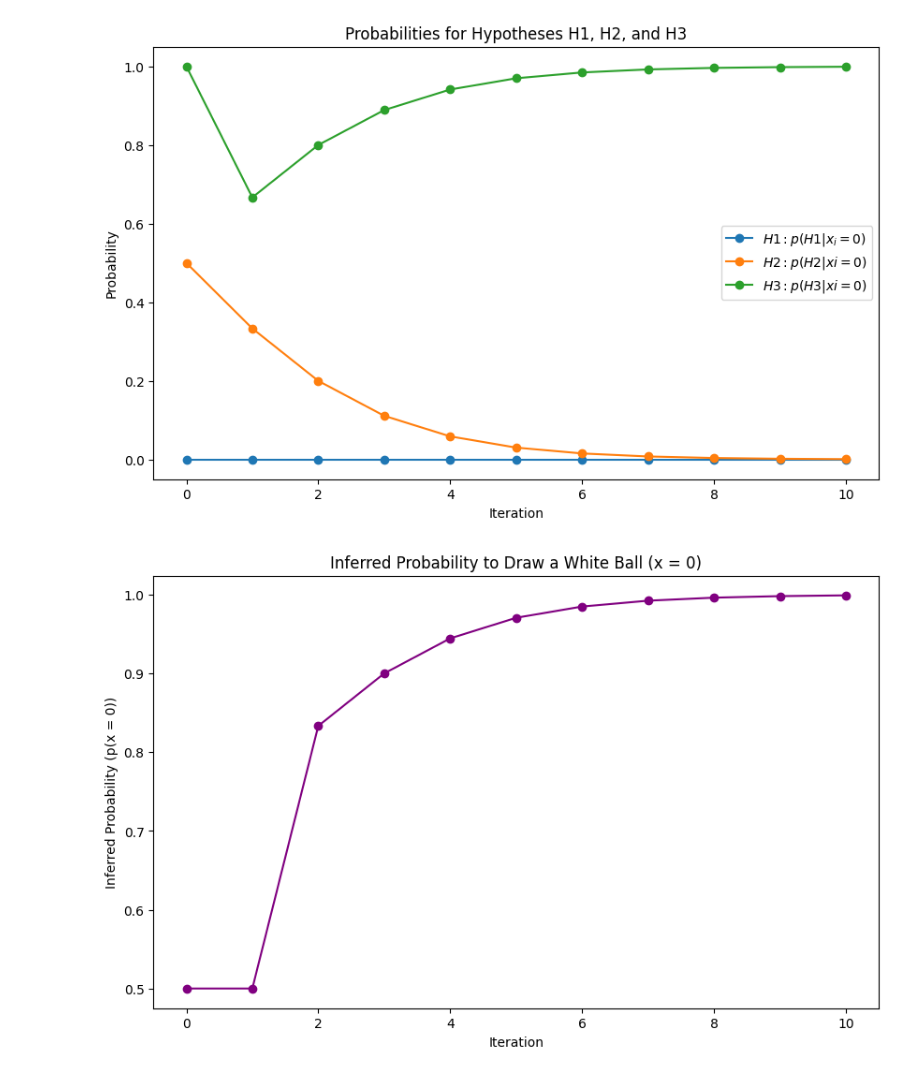
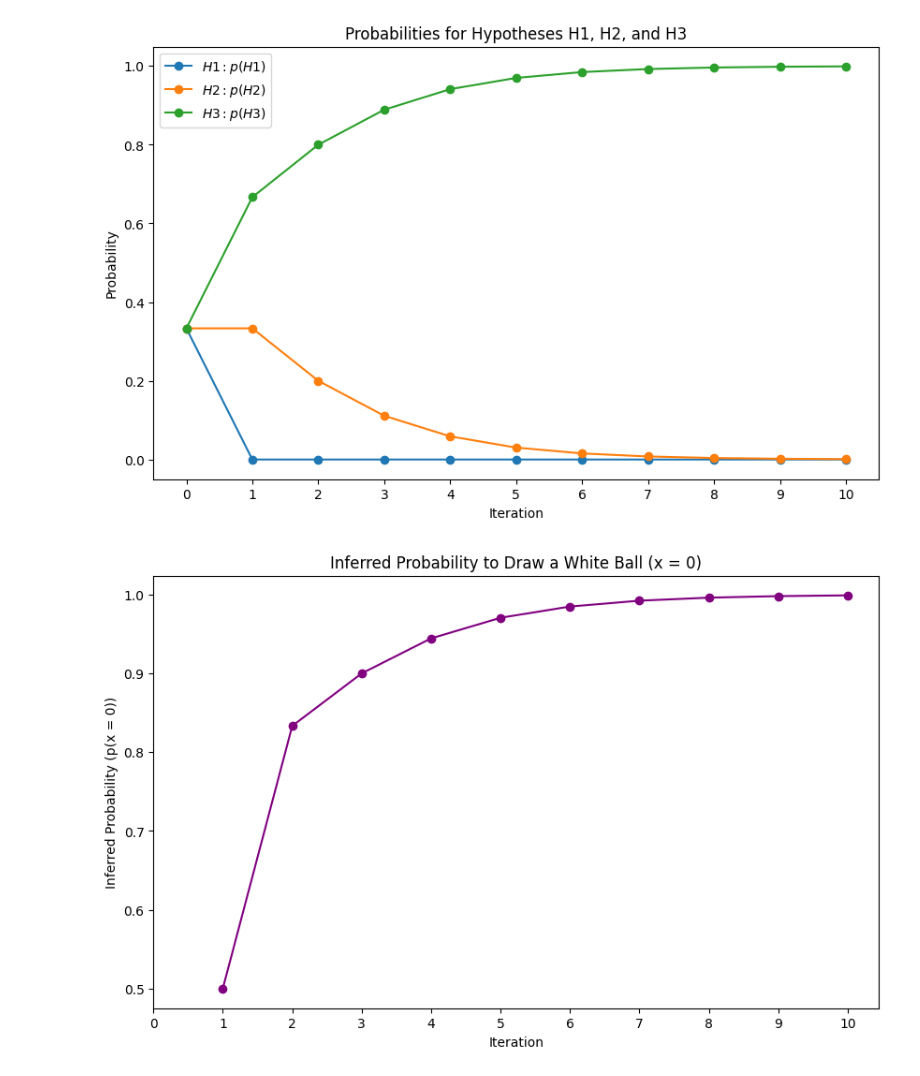
Before and after one commit to wanaler/BD_ML_AI, a Jupyter notebook: code/exersice8.ipynb, the cells around one changed output. Saved outputs shown, nothing was run; the diff lists cells and outputs as text; code cells hidden in the pictures.

```diff
--- a/code/exersice8.ipynb
+++ b/code/exersice8.ipynb
@@ -13,10 +13,10 @@ prior_probs = [1/3, 1/3, 1/3]
 num_iterations = 10
 
 # Initialize empty lists to store probabilities for each hypothesis and Bayesian updates
-probabilities_H1 = [0]
-probabilities_H2 = [1/2]
-probabilities_H3 = [1]
-bayesian_updates = [1/2]
+probabilities_H1 = [1/3]
+probabilities_H2 = [1/3]
+probabilities_H3 = [1/3]
+bayesian_updates = []
 
 # Perform Bayesian inference for each iteration
 for iteration in range(num_iterations):
@@ -29,37 +29,39 @@ for iteration in range(num_iterations):
     # Bayesian update using Bayes' theorem
     posterior_H1 = (likelihood_H1 * prior_probs[0]) * c
     posterior_H2 = (likelihood_H2 * prior_probs[1]) * c
     posterior_H3 = (likelihood_H3 * prior_probs[2]) * c
 
     # Store updated probabilities for each hypothesis
     probabilities_H1.append(posterior_H1)
     probabilities_H2.append(posterior_H2)
     probabilities_H3.append(posterior_H3)
 
     # Store Bayesian update for p(x = 0)
-    bayesian_updates.append(posterior_H1/c+posterior_H2/c+posterior_H3/c)
+    bayesian_updates.append(1/c)
 
     # Update prior probabilities for the next iteration
     prior_probs = [posterior_H1, posterior_H2, posterior_H3]
 
 # Plot the probabilities for each hypothesis over iterations
 plt.figure(figsize=(10, 6))
-plt.plot(range(num_iterations+1), probabilities_H1, marker='o', label='$H1: p(H1 | x_i = 0)$')
-plt.plot(range(num_iterations+1), probabilities_H2, marker='o', label='$H2: p(H2 | xi = 0)$')
-plt.plot(range(num_iterations+1), probabilities_H3, marker='o', label='$H3: p(H3 | xi = 0)$')
+plt.plot(range(num_iterations+1), probabilities_H1, marker='o', label='$H1: p(H1)$')
+plt.plot(range(num_iterations+1), probabilities_H2, marker='o', label='$H2: p(H2)$')
+plt.plot(range(num_iterations+1), probabilities_H3, marker='o', label='$H3: p(H3)$')
+plt.xticks(range(0,num_iterations+1))
 plt.xlabel('Iteration')
 plt.ylabel('Probability')
 plt.title('Probabilities for Hypotheses H1, H2, and H3')
 plt.legend()
 plt.show()
 
 # Plot the inferred probability to draw a white ball (x = 0) for each Bayesian update
 plt.figure(figsize=(10, 6))
-plt.plot(range(num_iterations+1), bayesian_updates, marker='o', color='purple')
+plt.plot(range(1,num_iterations+1), bayesian_updates, marker='o', color='purple')
 plt.xlabel('Iteration')
 plt.ylabel('Inferred Probability (p(x = 0))')
+plt.xticks(range(0,num_iterations+1))
 plt.title('Inferred Probability to Draw a White Ball (x = 0)')
 plt.show()
 # %% [output]
-[figure, old version]
+[figure, new version]
-[figure, old version]
+[figure, new version]
```
